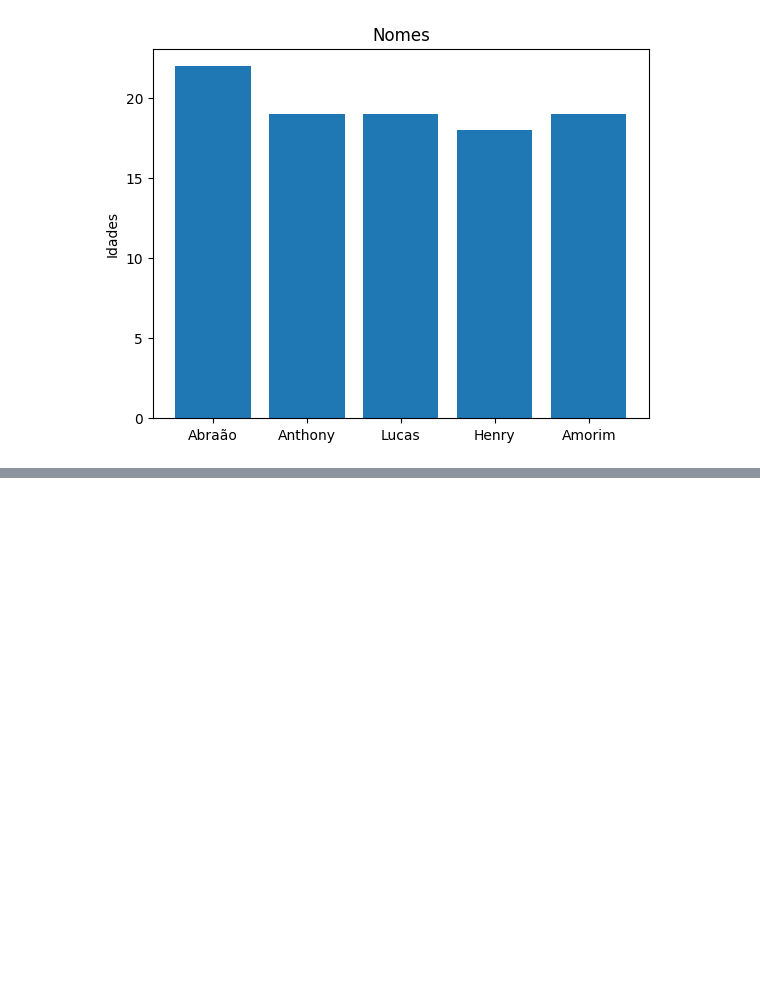
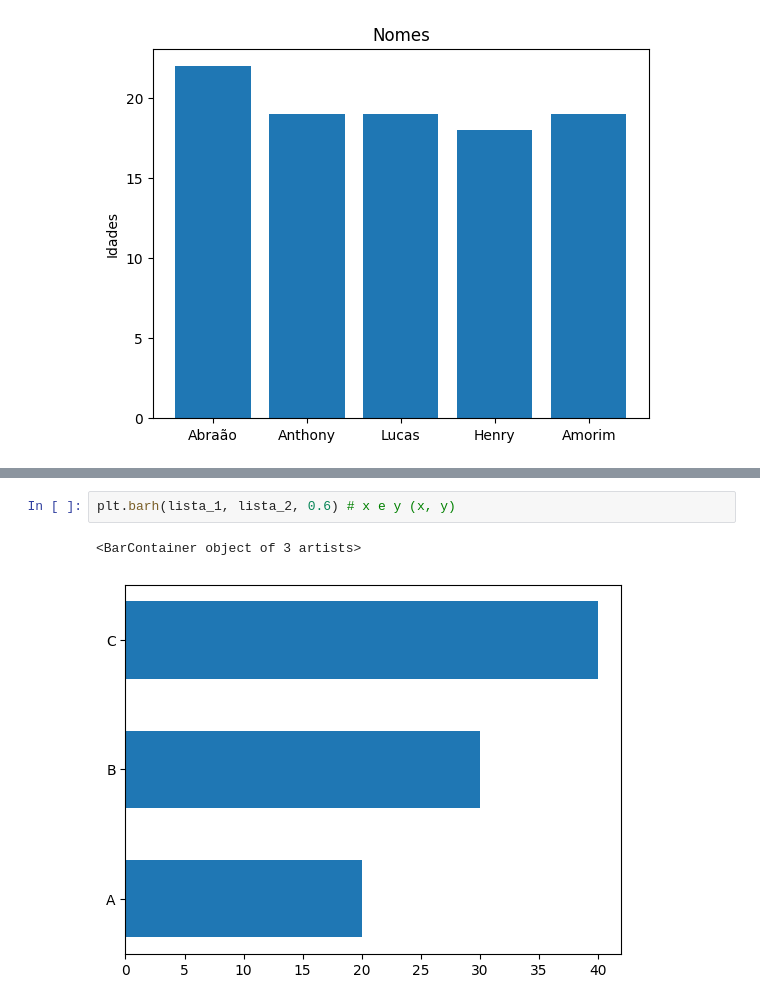
Before and after one commit to TechAbraao/data-science-nocoes-python, a Jupyter notebook: cap_3_visualizando_dados/conhecendo_bar.ipynb, the cells around one changed output, grey strips where cells are left out. Drawn from its saved outputs; the diff is of its cells as text; blank space fills up the shorter version.

```diff
--- a/cap_3_visualizando_dados/conhecendo_bar.ipynb
+++ b/cap_3_visualizando_dados/conhecendo_bar.ipynb
@@ -23,0 +55,5 @@ plt.xticks(range(len(nomes)), nomes)
+# %%
+plt.barh(lista_1, lista_2, 0.6) # x e y (x, y)
+# %% [output]
+<BarContainer object of 3 artists>
+[figure, added]
```
Also changed, not shown: parts of 2 cells of this notebook, 1 other file.
